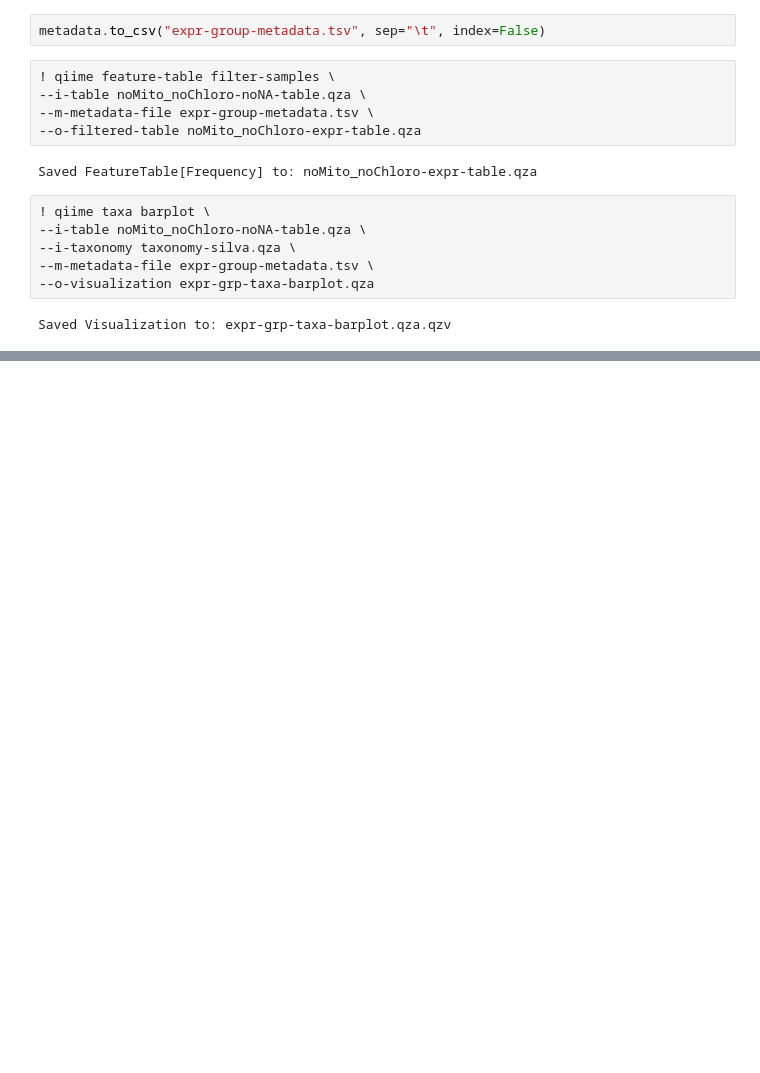
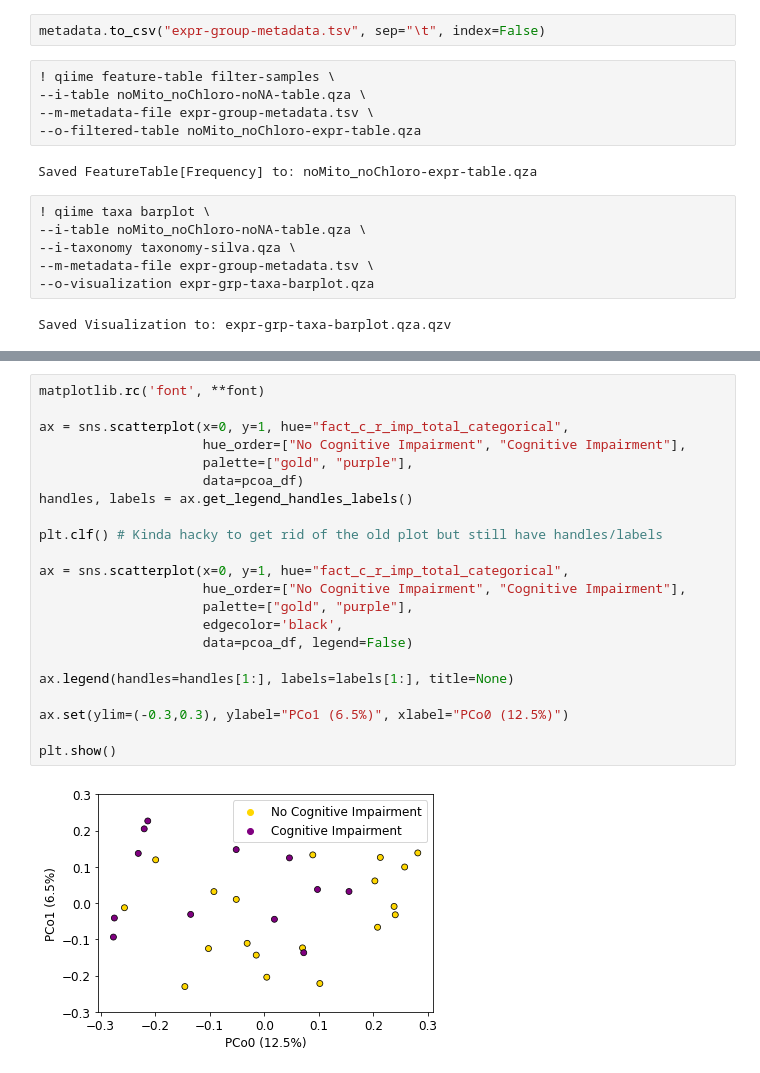
Before and after one commit to sterrettJD/Chemobrain, a Jupyter notebook: Final figs and additional analyses.ipynb, the cells around one changed output, grey strips where cells are left out. Saved outputs shown, nothing was run; the diff lists cells and outputs as text; blank space fills up the shorter version.

```diff
--- a/Final figs and additional analyses.ipynb
+++ b/Final figs and additional analyses.ipynb
@@ -552,0 +606,24 @@ Saved Visualization to: expr-grp-taxa-barplot.qza.qzv
+# %%
+matplotlib.rc('font', **font)
+
+ax = sns.scatterplot(x=0, y=1, hue="fact_c_r_imp_total_categorical",
+                     hue_order=["No Cognitive Impairment", "Cognitive Impairment"],
+                     palette=["gold", "purple"],
+                     data=pcoa_df)
+handles, labels = ax.get_legend_handles_labels()
+
+plt.clf() # Kinda hacky to get rid of the old plot but still have handles/labels
+
+ax = sns.scatterplot(x=0, y=1, hue="fact_c_r_imp_total_categorical",
+                     hue_order=["No Cognitive Impairment", "Cognitive Impairment"],
+                     palette=["gold", "purple"],
+                     edgecolor='black',
+                     data=pcoa_df, legend=False)
+
+ax.legend(handles=handles[1:], labels=labels[1:], title=None)
+
+ax.set(ylim=(-0.3,0.3), ylabel="PCo1 (6.5%)", xlabel="PCo0 (12.5%)")
+
+plt.show()
+# %% [output]
+[figure, added]
```
Also changed, not shown: parts of 8 cells of this notebook.
